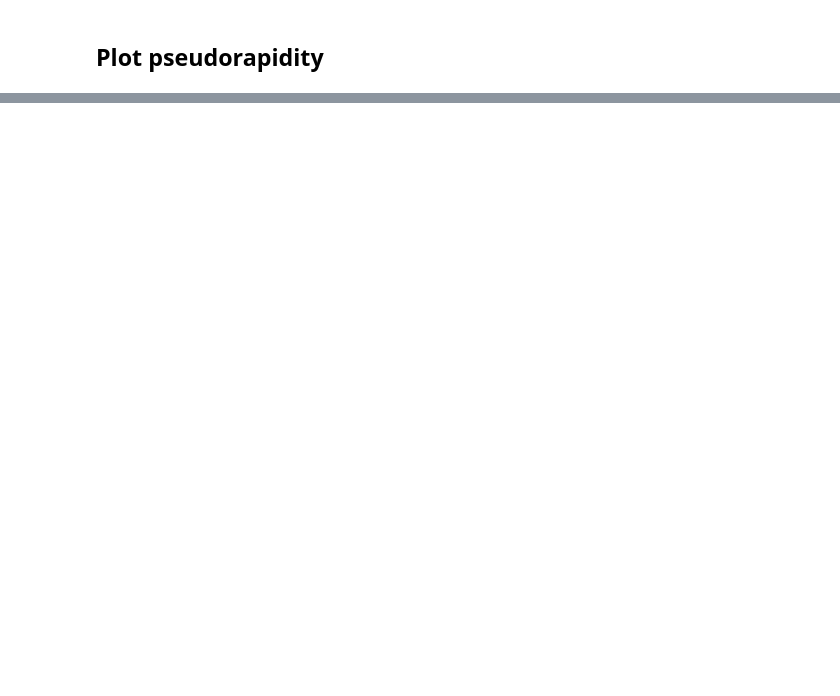
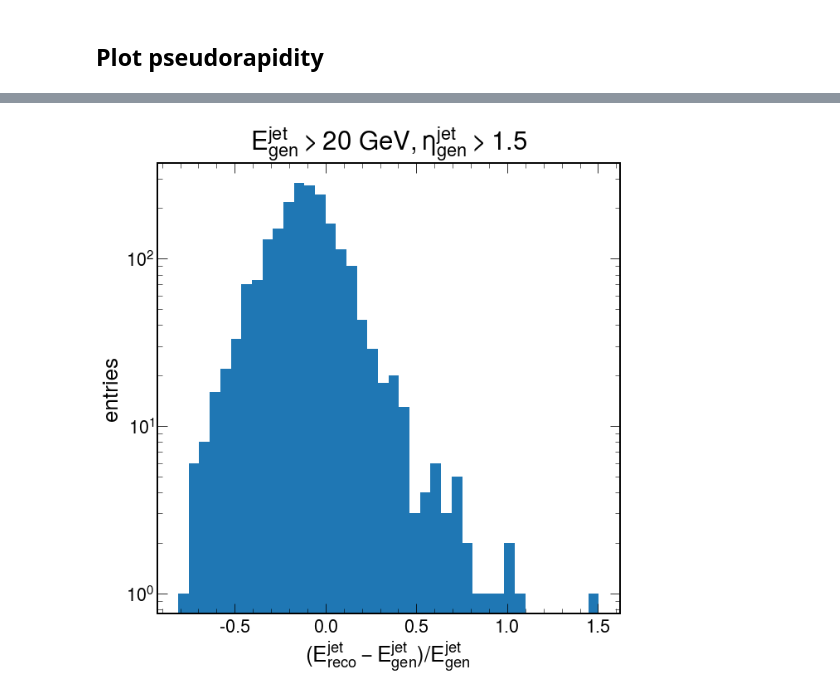
Before and after one commit to miguelignacio/calostudies, a Jupyter notebook: jets.ipynb, the cells around one changed output, grey strips where cells are left out. Cells and saved outputs as stored; diff of their text form; code cells hidden in the pictures; blank space fills up the shorter version.

```diff
--- a/jets.ipynb
+++ b/jets.ipynb
@@ -413,0 +472,18 @@ plt.show()
+# %%
+df = {}
+df['jet_E'] = jet_E
+df['jet_eta'] = jet_eta
+df['jet_phi'] = jet_phi
+
+df['genjet_E'] = evt_genjet_E
+df['genjet_eta'] = evt_genjet_eta
+df['genjet_phi'] = evt_genjet_phi
+
+df['jet_dr']  = jet_dr
+
+
+df = pd.DataFrame.from_dict(df)
+
+df.eval('res_E = (jet_E-genjet_E)/genjet_E',inplace=True)
+
+df.query('jet_dr<0.9').head()
@@ -413,0 +497,9 @@ plt.show()
+# %%
+plt.hist(df.query('jet_dr<0.9 and genjet_E>20 and genjet_eta>1.5')['res_E'],bins=40)
+plt.yscale('log')
+plt.ylabel('entries')
+plt.xlabel('$(E^{jet}_{reco} - E^{jet}_{gen} ) / E^{jet}_{gen}$ ')
+plt.title('$E^{jet}_{gen}>20 \mathrm{~GeV}, \eta^{jet}_{gen}>1.5$')
+plt.show()
+# %% [output]
+[figure, added]
```
Also changed, not shown: parts of 11 cells of this notebook.
